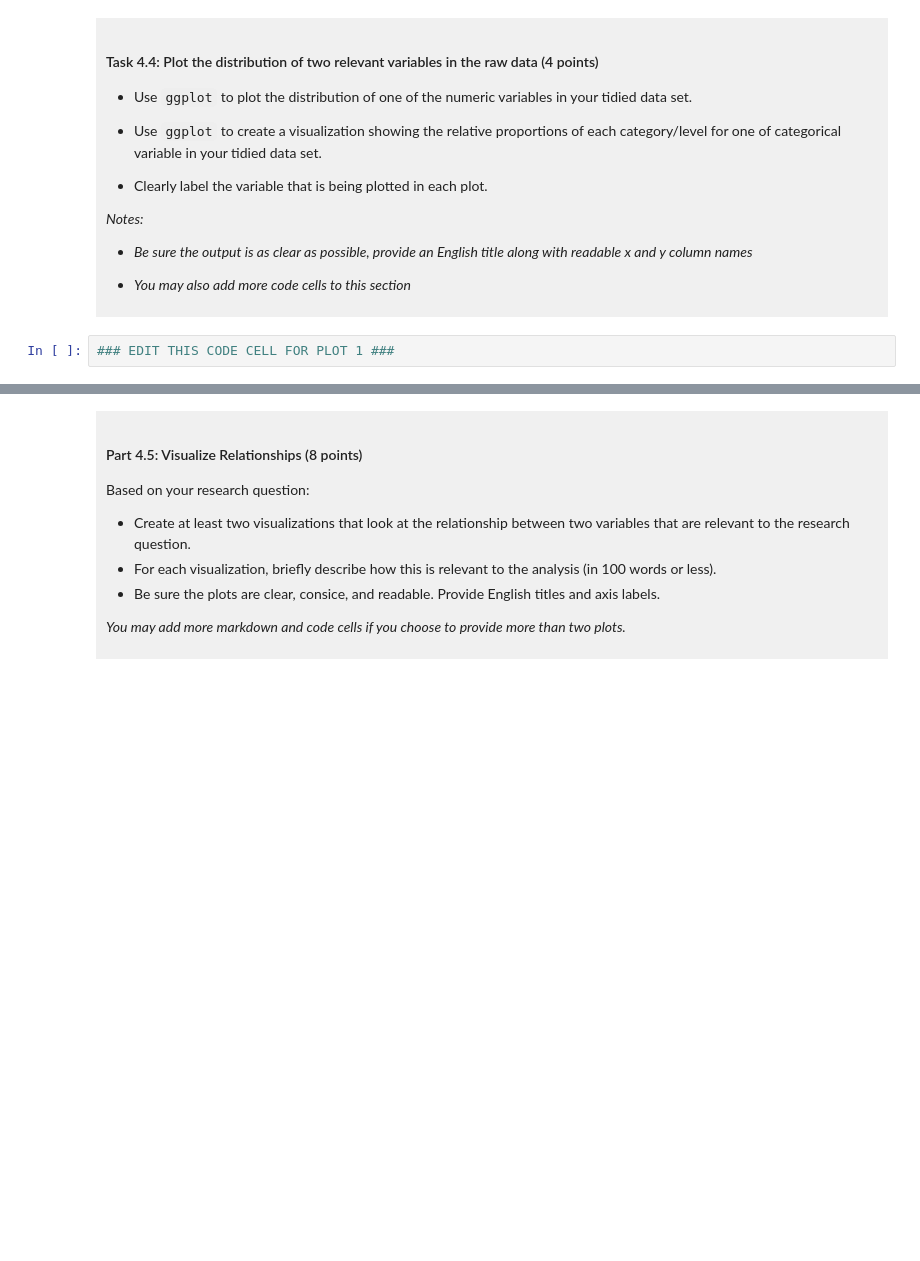
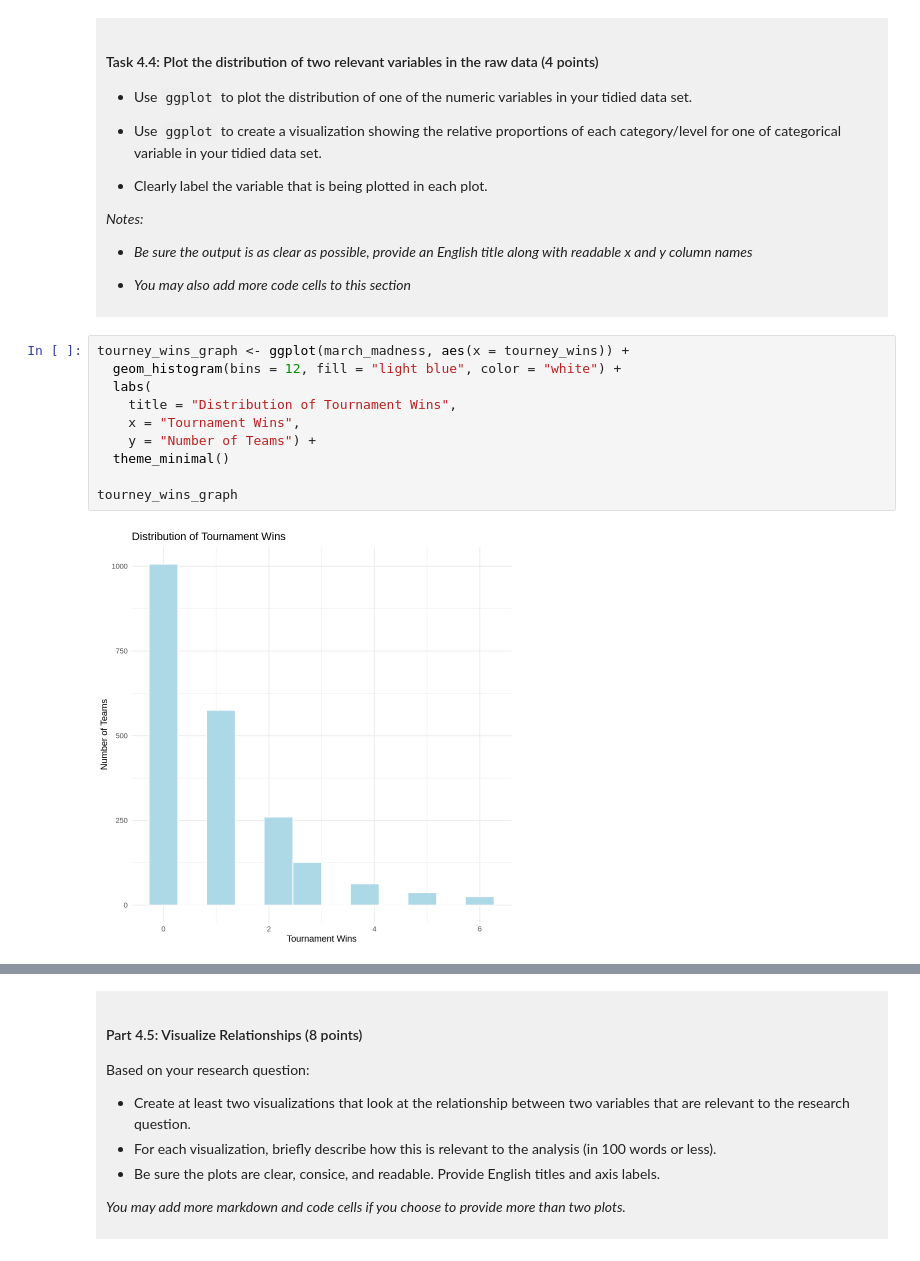
Before and after one commit to cherryzhg/dsci-100-project-rawisara-zhang, a Jupyter notebook: dsci-100-project-notebook.ipynb, the cells around one changed output, grey strips where cells are left out. Saved outputs shown, nothing was run; the diff lists cells and outputs as text; blank space fills up the shorter version.

```diff
--- a/dsci-100-project-notebook.ipynb
+++ b/dsci-100-project-notebook.ipynb
@@ -312,5 +339,15 @@ You will refine your research question (if needed) and produce a tidy data set.
 
 </div>
 # %%
-### EDIT THIS CODE CELL FOR PLOT 1 ###
+tourney_wins_graph <- ggplot(march_madness, aes(x = tourney_wins)) +
+  geom_histogram(bins = 12, fill = "light blue", color = "white") +
+  labs(
+    title = "Distribution of Tournament Wins",
+    x = "Tournament Wins",
+    y = "Number of Teams") +
+  theme_minimal()
+
+tourney_wins_graph
+# %% [output]
+[figure, added]
 # %%
```
Also changed, not shown: parts of 12 cells of this notebook.
